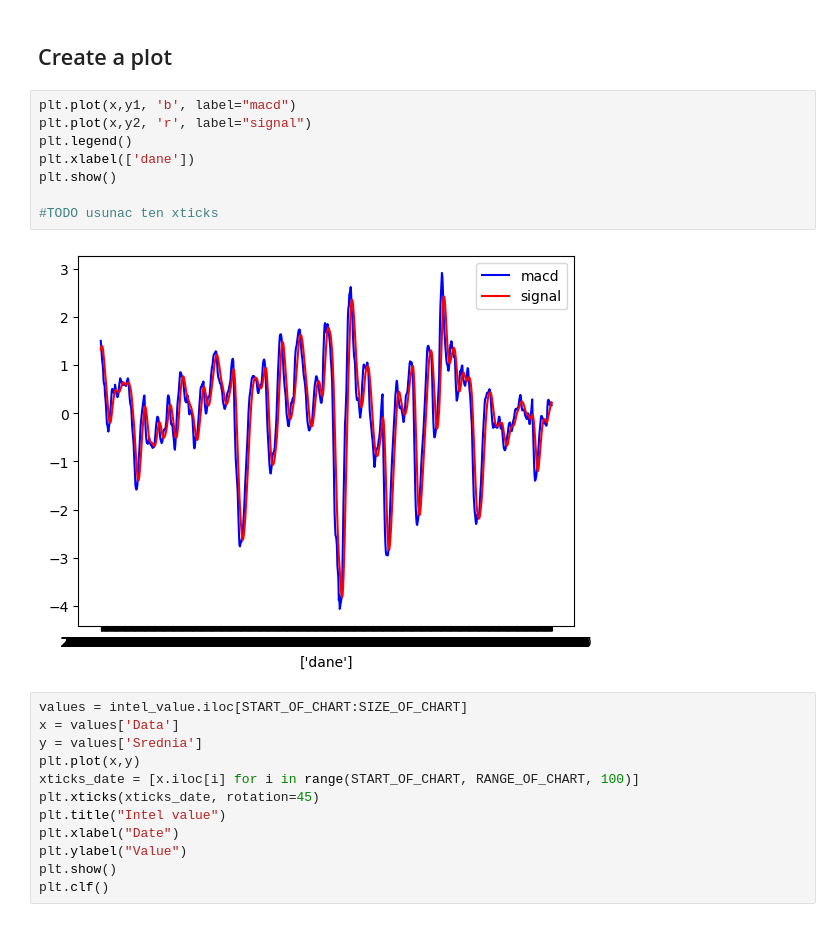
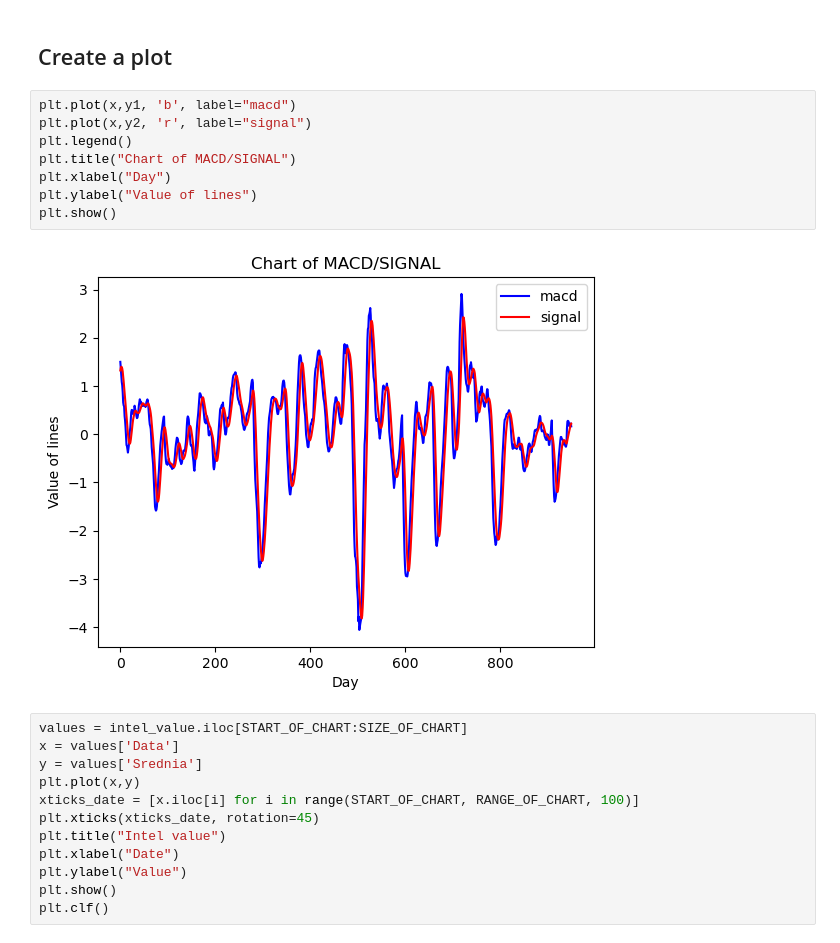
Before and after one commit to mikitomi21/Stock_price_analysis, a Jupyter notebook: Main.ipynb, the cells around one changed output. Cells and saved outputs as stored; diff of their text form.

Commit message:
Update charts

```diff
--- a/Main.ipynb
+++ b/Main.ipynb
@@ -98,13 +98,13 @@ for i in range(RANGE_OF_CHART):
 # %%
 plt.plot(x,y1, 'b', label="macd")
 plt.plot(x,y2, 'r', label="signal")
 plt.legend()
-plt.xlabel(['dane'])
+plt.title("Chart of MACD/SIGNAL")
+plt.xlabel("Day")
+plt.ylabel("Value of lines")
 plt.show()
-
-#TODO usunac ten xticks
 # %% [output]
-[figure, old version]
+[figure, new version]
 # %%
 values = intel_value.iloc[START_OF_CHART:SIZE_OF_CHART]
 x = values['Data']
```
Also changed, not shown: parts of 2 cells of this notebook.
